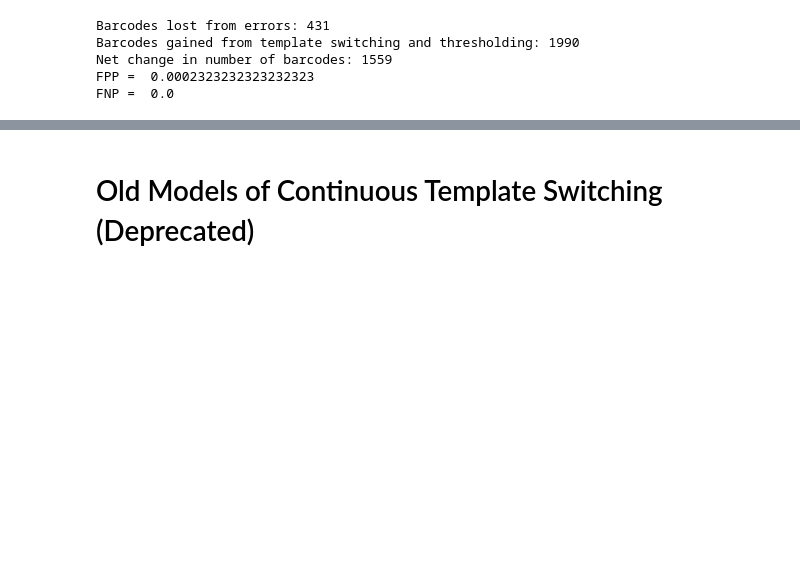
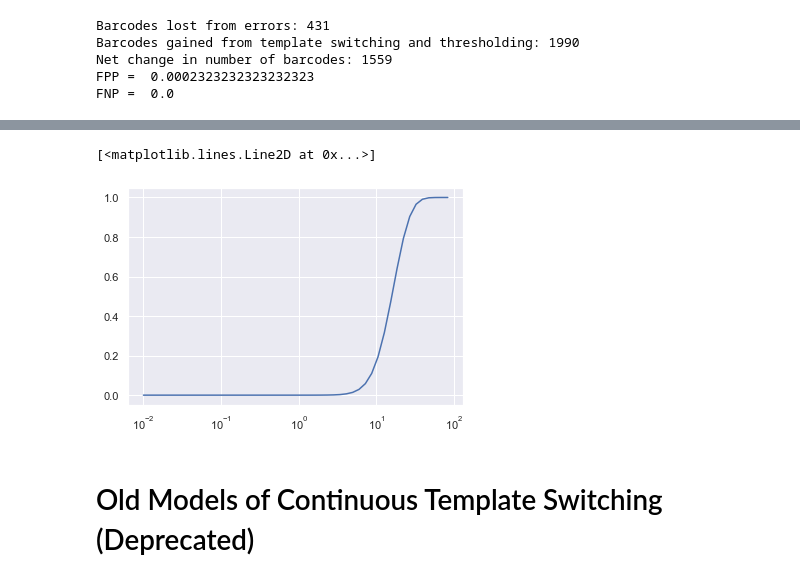
Before and after one commit to dbli2000/SARS-CoV2-Bloom-Filter, a Jupyter notebook: SARSCoV2barcoding v3.ipynb, the cells around one changed output, grey strips where cells are left out. Saved outputs shown, nothing was run; the diff lists cells and outputs as text; code cells hidden in the pictures; blank space fills up the shorter version.

```diff
--- a/SARSCoV2barcoding v3.ipynb
+++ b/SARSCoV2barcoding v3.ipynb
@@ -1727,3 +1843,8 @@ FNP =  0.0
+# %%
+plt.semilogx(percentages, FPP8)
+# %% [output]
+[<matplotlib.lines.Line2D at 0x...>]
+[figure, added]
 # %% [markdown]
 # Old Models of Continuous Template Switching (Deprecated)
 # %% [markdown]
```
Also changed, not shown: parts of 14 cells of this notebook.
